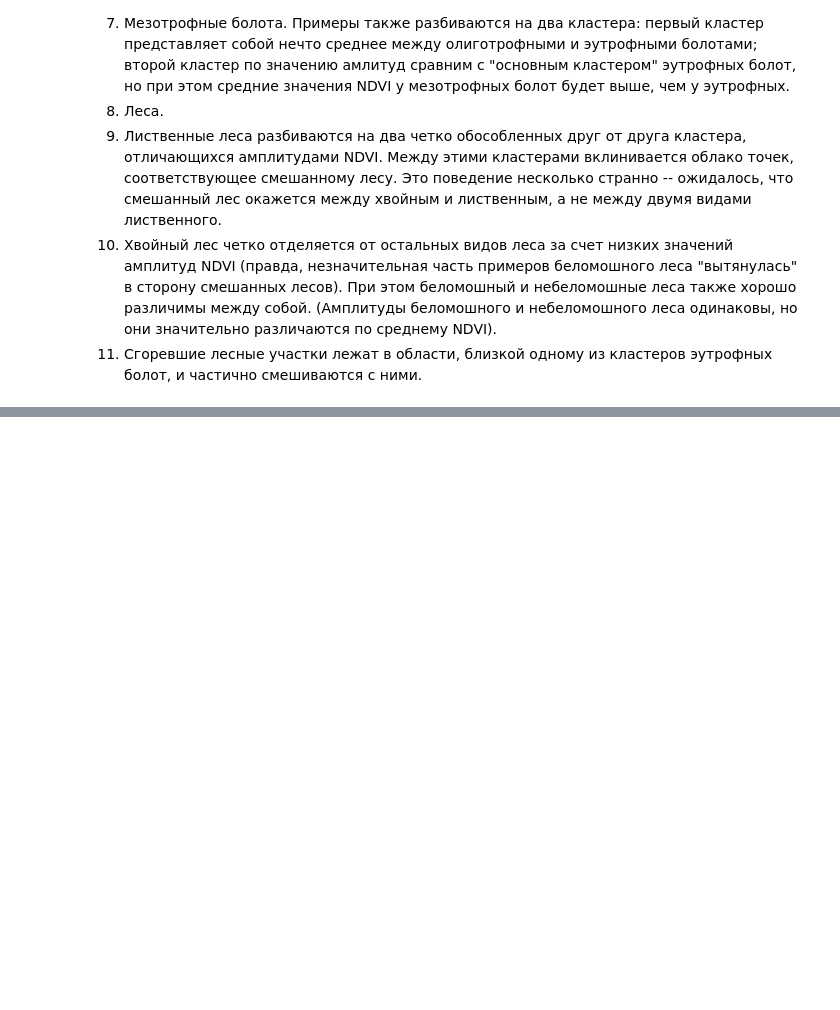
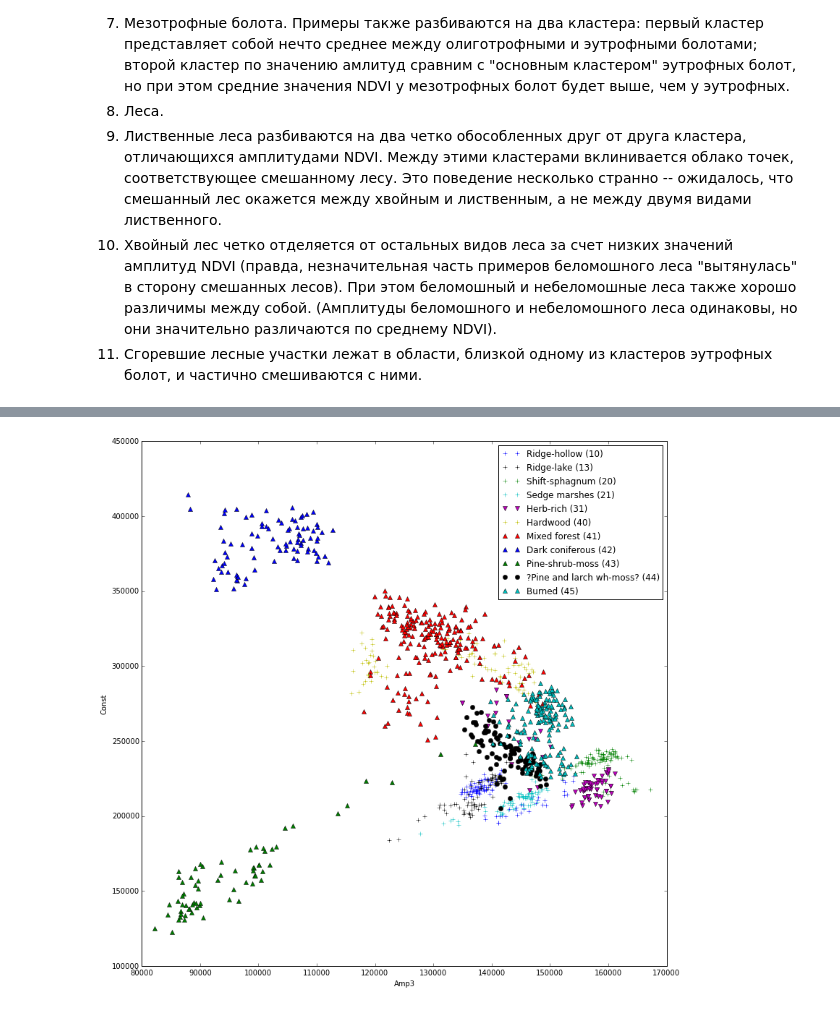
Before and after one commit to KolesovDmitry/remote_sensing, a Jupyter notebook: FFT_NDVI_Segmentation_GRASS.ipynb, the cells around one changed output, grey strips where cells are left out. Saved outputs shown, nothing was run; the diff lists cells and outputs as text; code cells hidden in the pictures; blank space fills up the shorter version.

```diff
--- a/FFT_NDVI_Segmentation_GRASS.ipynb
+++ b/FFT_NDVI_Segmentation_GRASS.ipynb
@@ -707,0 +746,63 @@ plt.show()
+# %%
+labels = {
+    10: 'Ridge-hollow',
+    11: 'Ryam',
+    12: 'Plain-hillock',
+    13: 'Ridge-lake',
+    20: 'Shift-sphagnum',
+    21: 'Sedge marshes',
+    22: 'Hasyrei',
+    31: 'Herb-rich',
+    30: 'Sogra',
+    40: 'Hardwood',
+    41: 'Mixed',
+    42: 'Dark coniferous',
+    43: 'Pine-shrub-moss',
+    44: 'Pine and larch wh-moss',
+    45: 'Burned'
+}
+
+
+r_h = df3[df3['Class'] == 10]
+ryam = df3[df3['Class'] == 11]
+p_h = df3[df3['Class'] == 12]
+r_l = df3[df3['Class'] == 13]
+s_s = df3[df3['Class'] == 20]
+s_m = df3[df3['Class'] == 21]
+haserey = df3[df3['Class'] == 22]
+sogra = df3[df3['Class'] == 30]
+h_r = df3[df3['Class'] == 31]
+hardw = df3[df3['Class'] == 40]
+mixed = df3[df3['Class'] == 41]
+dark = df3[df3['Class'] == 42]
+p_s_m = df3[df3['Class'] == 43]
+p_l_m = df3[df3['Class'] == 44]   # Проверить номер класса
+burned = df3[df3['Class'] == 45]
+
+
+fig = plt.figure(figsize=(13, 13), dpi=100)
+
+plt.plot(r_h['Amp3'], r_h['Const'], 'b+', label='Ridge-hollow (10)')
+plt.plot(r_l['Amp3'], r_l['Const'], 'k+', label='Ridge-lake (13)')
+plt.plot(s_s['Amp3'], s_s['Const'], 'g+', label='Shift-sphagnum (20)')
+plt.plot(s_m['Amp3'], s_m['Const'], 'c+', label='Sedge marshes (21)')
+plt.plot(h_r['Amp3'], h_r['Const'], 'mv', label='Herb-rich (31)')
+plt.plot(hardw['Amp3'], hardw['Const'], 'y+', label='Hardwood (40)')
+plt.plot(mixed['Amp3'], mixed['Const'], 'r^', label='Mixed forest (41)')
+plt.plot(dark['Amp3'], dark['Const'], 'b^', label='Dark coniferous (42)')
+plt.plot(p_s_m['Amp3'], p_s_m['Const'], 'g^', label='Pine-shrub-moss (43)')
+plt.plot(p_l_m['Amp3'], p_l_m['Const'], 'ko', label='?Pine and larch wh-moss? (44)')
+plt.plot(burned['Amp3'], burned['Const'], 'c^', label='Burned (45)')
+
+# Нет в обучающией выборке:
+# plt.plot(ryam['Amp3'], ryam['Const'], 'go', label='Ryam (11)')
+# plt.plot(p_h['Amp3'], p_h['Const'], 'yo', label='Plain-hillock (12)')
+# plt.plot(haserey['Amp3'], haserey['Const'], 'yo', label='Haserey (22)')
+# plt.plot(sogra['Amp3'], sogra['Const'], 'cv', label='Sogra (30)')
+
+plt.ylabel('Const')
+plt.xlabel('Amp3')
+plt.legend(loc=1)
+plt.show()
+# %% [output]
+[figure, added]
```
Also changed, not shown: parts of 7 cells of this notebook.
